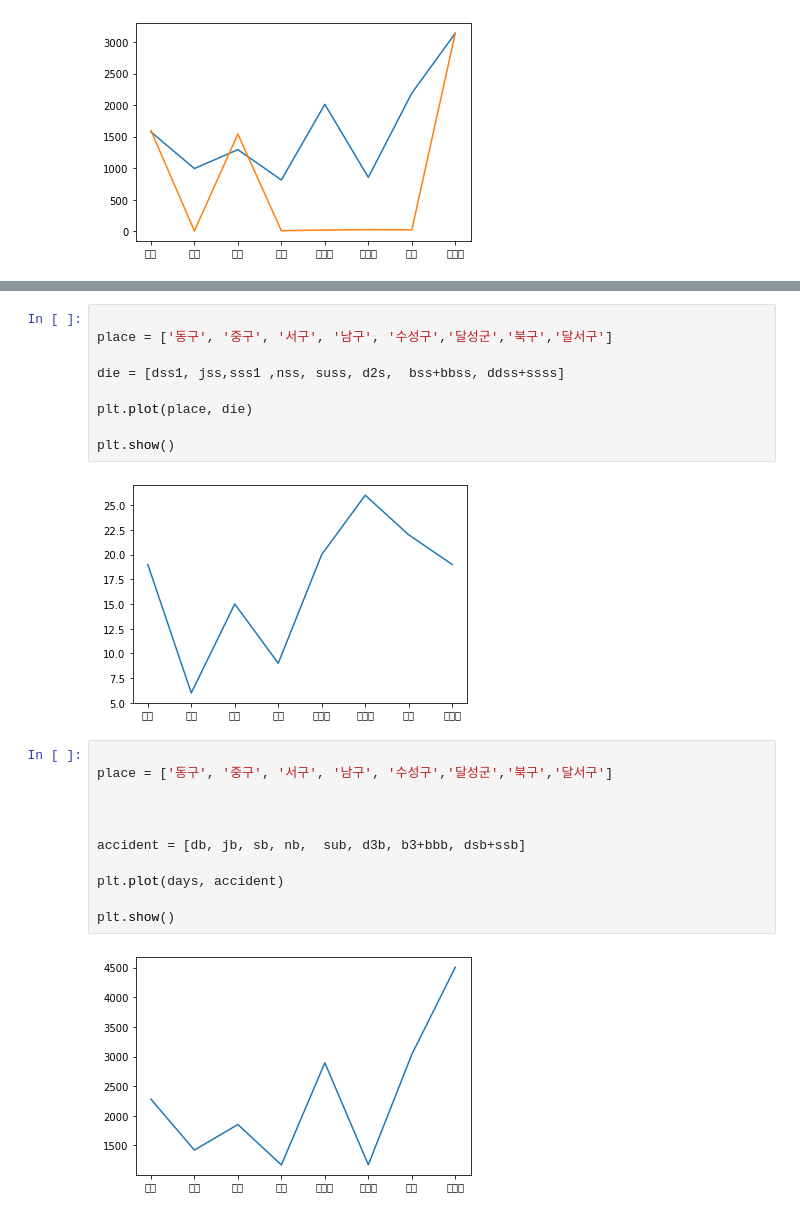
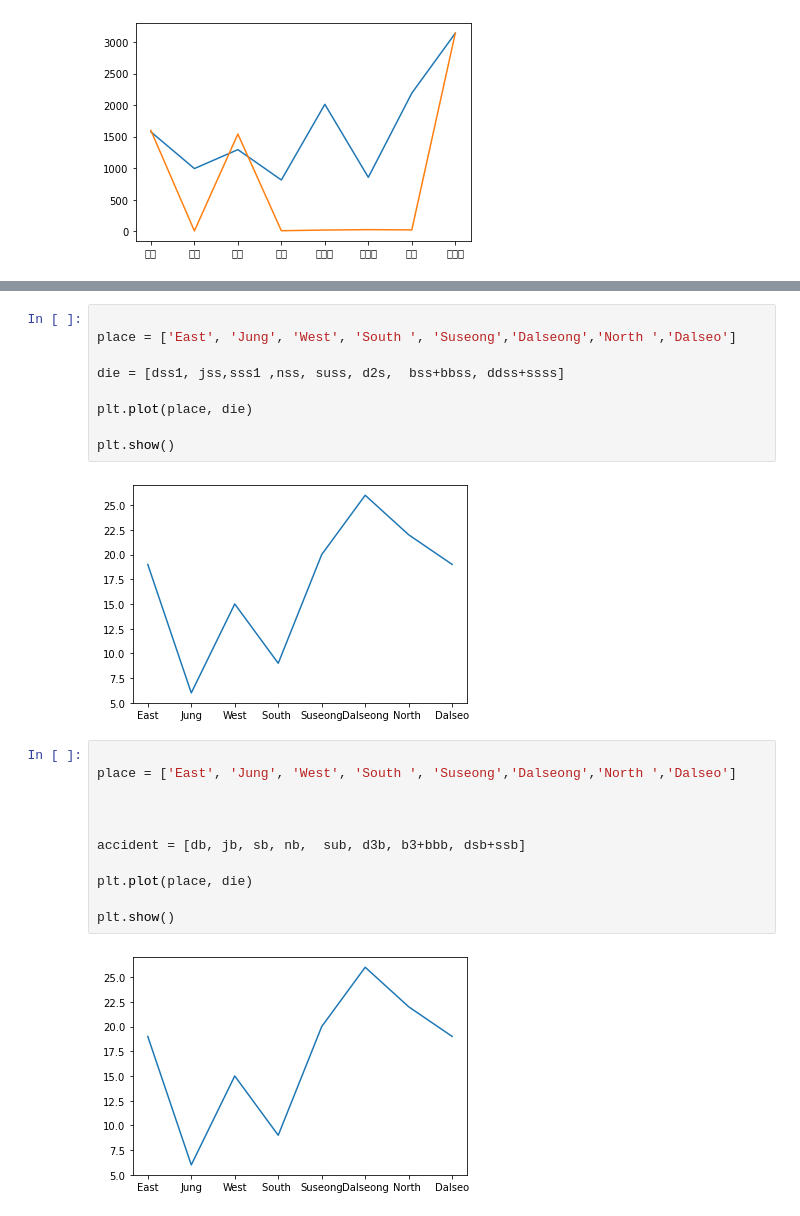
Before and after one commit to baeyeseul/team-project, a Jupyter notebook: 꺽은선 그래프.ipynb, the cells around one changed output, grey strips where cells are left out. Cells and saved outputs as stored; diff of their text form.

```diff
--- a/꺽은선 그래프.ipynb
+++ b/꺽은선 그래프.ipynb
@@ -594,6 +594,6 @@ plt.show()
 # %%
 
-place = ['동구', '중구', '서구', '남구', '수성구','달성군','북구','달서구']
+place = ['East', 'Jung', 'West', 'South ', 'Suseong','Dalseong','North ','Dalseo']
 
 die = [dss1, jss,sss1 ,nss, suss, d2s,  bss+bbss, ddss+ssss]
 
@@ -601,17 +601,17 @@ plt.plot(place, die)
 
 plt.show()
 # %% [output]
-[figure, old version]
+[figure, new version]
 # %%
 
-place = ['동구', '중구', '서구', '남구', '수성구','달성군','북구','달서구']
+place = ['East', 'Jung', 'West', 'South ', 'Suseong','Dalseong','North ','Dalseo']
 
 
 
 accident = [db, jb, sb, nb,  sub, d3b, b3+bbb, dsb+ssb]
 
-plt.plot(days, accident)
+plt.plot(place, die)
 
 plt.show()
 # %% [output]
-[figure, old version]
+[figure, new version]
```
Also changed, not shown: parts of 2 cells of this notebook.
